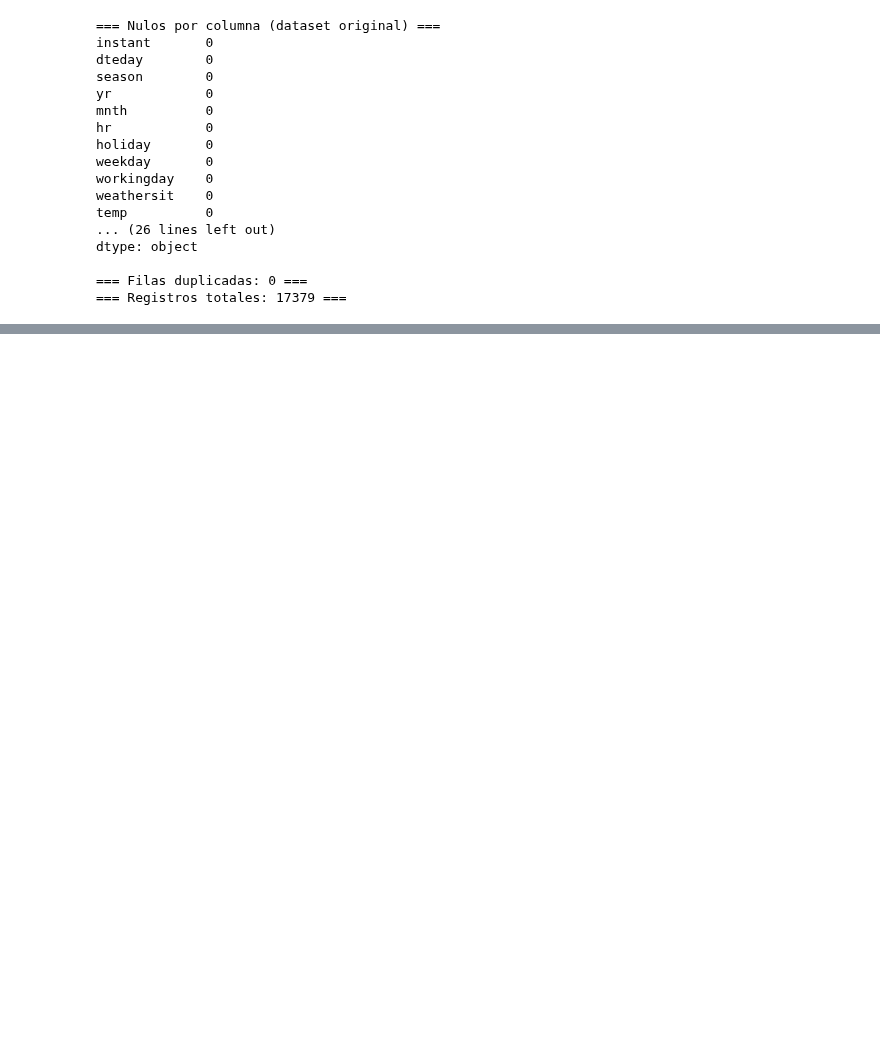
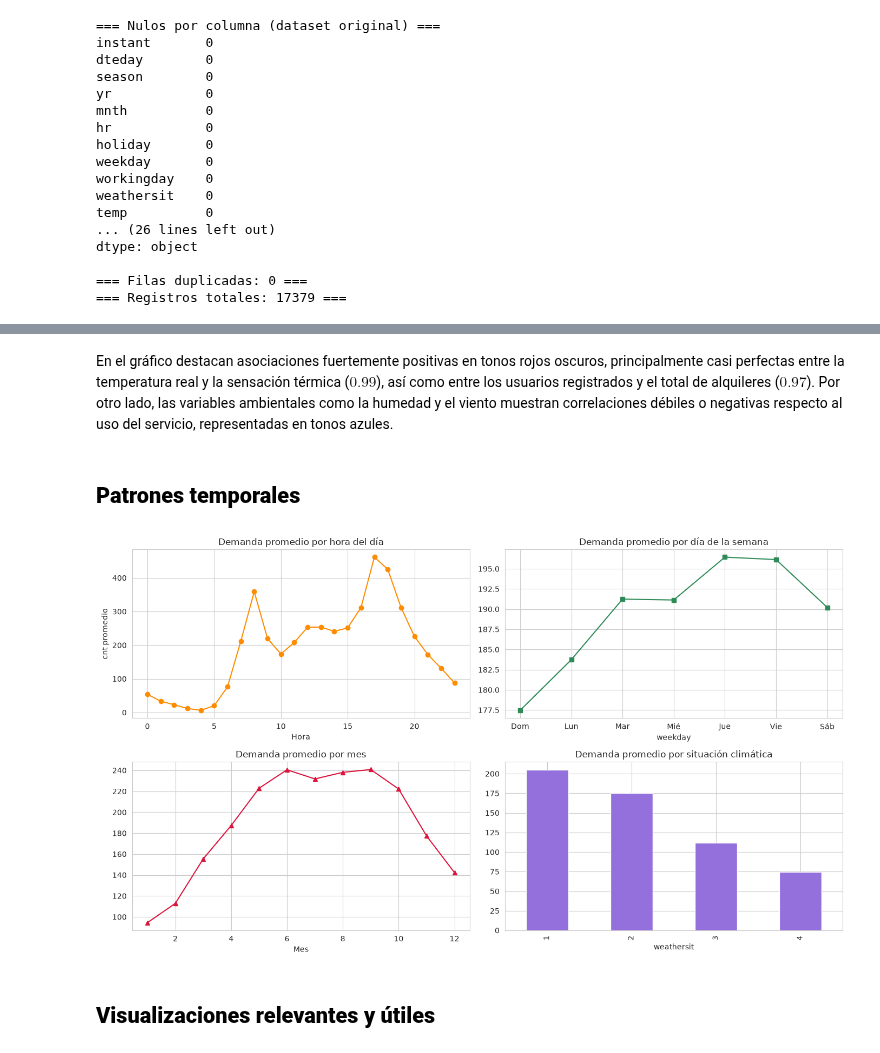
Before and after one commit to santije23/modelos1-price-prediction, a Jupyter notebook: fase-1/notebooks/01_modelo_predictivo.ipynb.ipynb, the cells around one changed output, grey strips where cells are left out. Saved outputs shown, nothing was run; the diff lists cells and outputs as text; code cells hidden in the pictures; blank space fills up the shorter version.

```diff
--- a/fase-1/notebooks/01_modelo_predictivo.ipynb.ipynb
+++ b/fase-1/notebooks/01_modelo_predictivo.ipynb.ipynb
@@ -346,0 +254,37 @@ dtype: object
+# %% [markdown]
+En el gráfico destacan asociaciones fuertemente positivas en tonos rojos oscuros, principalmente casi perfectas entre la temperatura real y la sensación térmica ($0.99$), así como entre los usuarios registrados y el total de alquileres ($0.97$). Por otro lado, las variables ambientales como la humedad y el viento muestran correlaciones débiles o negativas respecto al uso del servicio, representadas en tonos azules.
+# %% [markdown]
+## **Patrones temporales**
+# %%
+fig, axes = plt.subplots(2, 2, figsize=(14, 8))
+
+# Por hora
+df.groupby("hr")["cnt"].mean().plot(ax=axes[0, 0], marker="o", color="darkorange")
+axes[0, 0].set_title("Demanda promedio por hora del día")
+axes[0, 0].set_xlabel("Hora")
+axes[0, 0].set_ylabel("cnt promedio")
+
+# Por día de la semana
+dias = ["Dom", "Lun", "Mar", "Mié", "Jue", "Vie", "Sáb"]
+df.groupby("weekday")["cnt"].mean().plot(ax=axes[0, 1], marker="s", color="seagreen")
+axes[0, 1].set_xticks(range(7))
+axes[0, 1].set_xticklabels(dias)
+axes[0, 1].set_title("Demanda promedio por día de la semana")
+
+# Por mes
+df.groupby("mnth")["cnt"].mean().plot(ax=axes[1, 0], marker="^", color="crimson")
+axes[1, 0].set_title("Demanda promedio por mes")
+axes[1, 0].set_xlabel("Mes")
+
+# Por clima
+df.groupby("weathersit")["cnt"].mean().plot(kind="bar", ax=axes[1, 1], color="mediumpurple")
+axes[1, 1].set_title("Demanda promedio por situación climática")
+axes[1, 1].set_xlabel("weathersit")
+
+plt.tight_layout()
+# plt.savefig(FIGURES_DIR / "03_patrones_temporales.png", dpi=100, bbox_inches="tight")
+plt.show()
+# %% [output]
+[figure, added]
+# %% [markdown]
+## **Visualizaciones relevantes y útiles**
```
Also changed, not shown: parts of 45 cells of this notebook, 1 other file.
